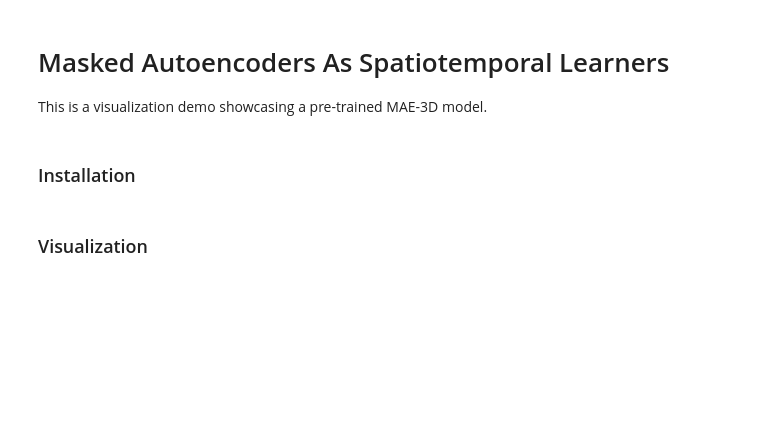
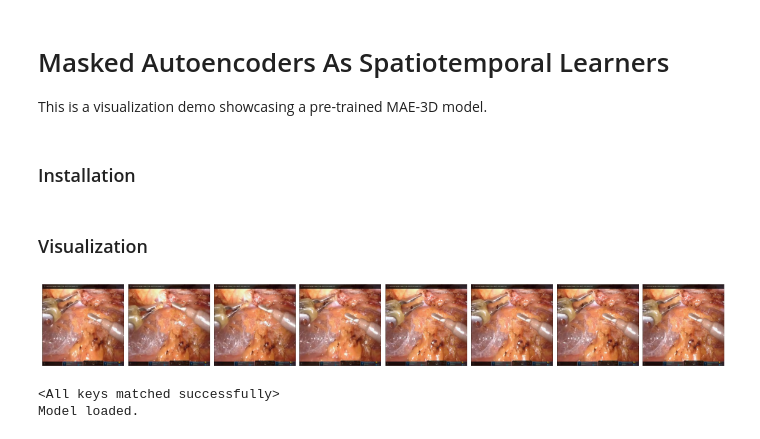
Before and after one commit to cyrilzakka/MAE3D, a Jupyter notebook: mae3d_visualize.ipynb, the cells around one changed output. Saved outputs shown, nothing was run; the diff lists cells and outputs as text; code cells hidden in the pictures; blank space fills up the shorter version.

Commit message:
Fixed visualization code and tested code

```diff
--- a/mae3d_visualize.ipynb
+++ b/mae3d_visualize.ipynb
@@ -90,3 +81,34 @@ def run_one_image(seq, model):
     show_sequence(im_paste[0], "reconstruction + visible")
 
     plt.show()
+# %%
+# Load images into sequence
+import os
+import torch
+from PIL import Image
+import numpy as np
+
+path = "/home/cyril/Documents/images/"
+images = os.listdir(path)
+input = []
+for img in images:
+    if img.endswith(('.jpg', '.png', 'jpeg')):
+        img_path = path + img
+        image = Image.open(img_path)
+        image = image.resize((224, 224))
+        image = np.array(image) / 255.
+        assert image.shape == (224, 224, 3)
+        image = image - IMAGENET_MEAN
+        image = image / IMAGENET_STD
+        input.append(image)
+input = np.stack(input, axis=0)
+show_sequence(torch.tensor(input))
+# %% [output]
+[figure, added]
+# %%
+chkpt_dir = '/home/cyril/Documents/MAE3D-main/checkpoints/checkpoint-799_1x16.pth'
+model_mae = prepare_model(chkpt_dir, 'mae3d_vit_base_patch16')
+print('Model loaded.')
+# %% [output]
+<All keys matched successfully>
+Model loaded.
```
Also changed, not shown: parts of 2 cells of this notebook, 1 other file.
